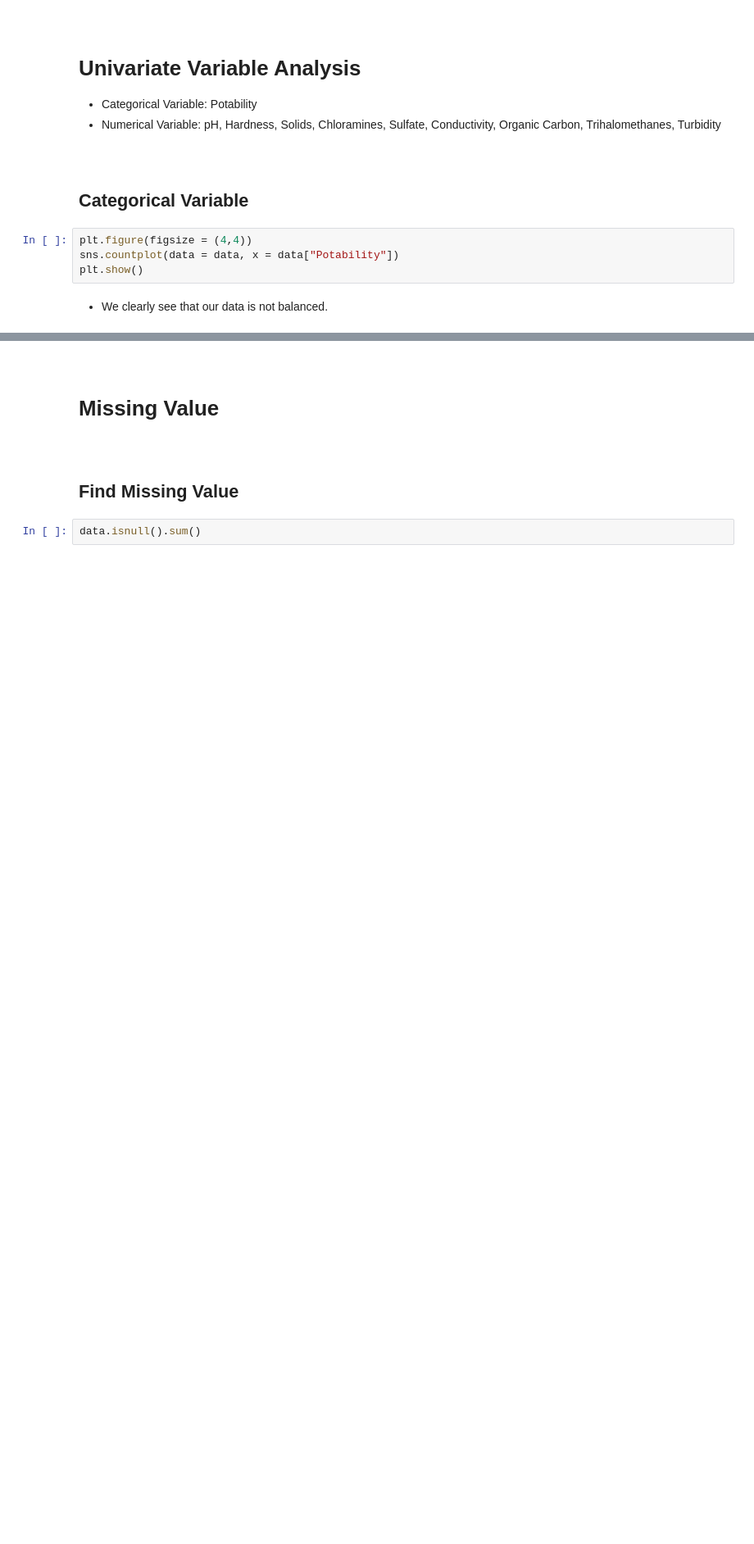
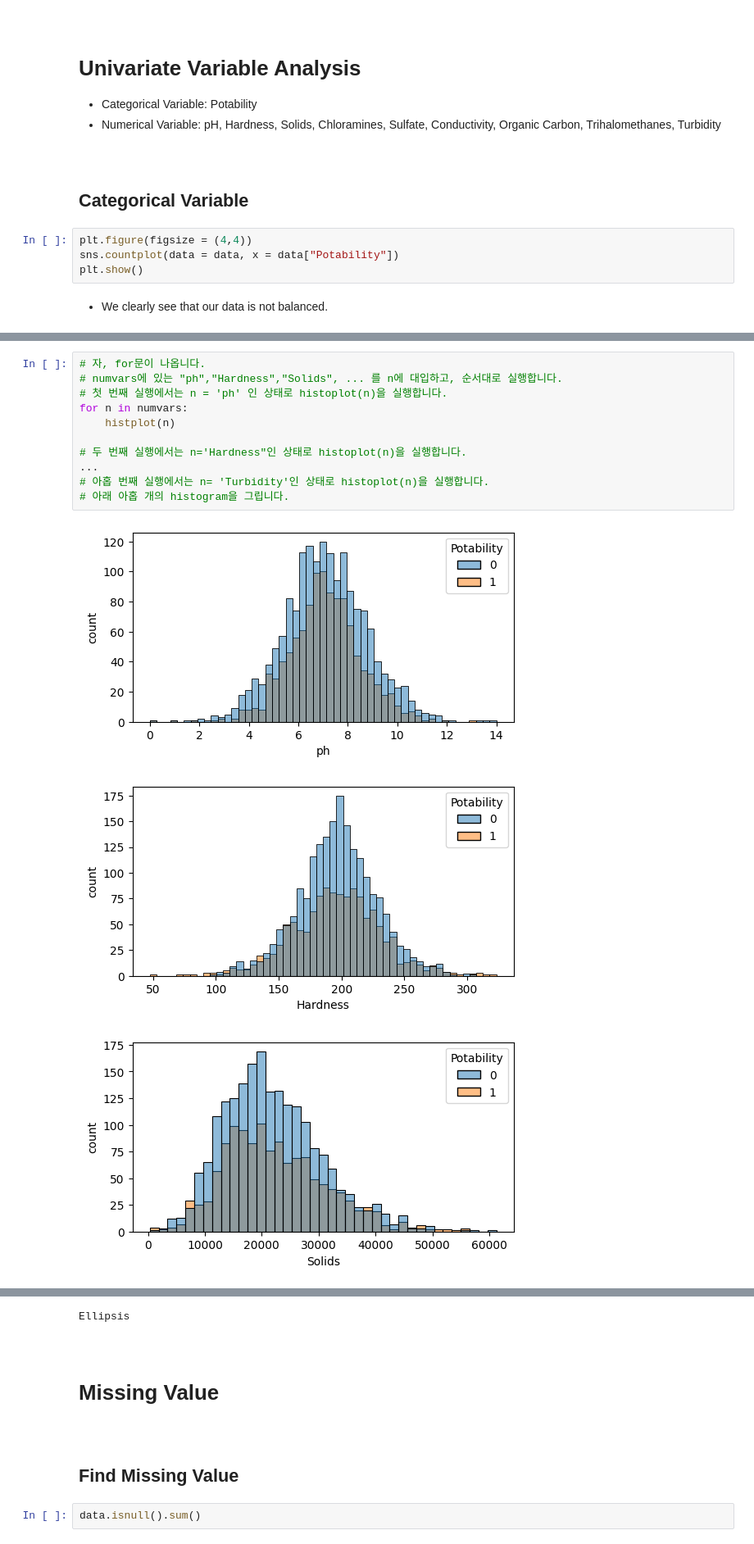
Before and after one commit to dscoool/waterai, a Jupyter notebook: water-quality-eda-classification.ipynb, the cells around one changed output, grey strips where cells are left out. Shown at 82% size. Saved outputs shown, nothing was run; the diff lists cells and outputs as text; blank space fills up the shorter version.

```diff
--- a/water-quality-eda-classification.ipynb
+++ b/water-quality-eda-classification.ipynb
@@ -187,0 +229,15 @@ for n in numvars:
+# %%
+# 자, for문이 나옵니다.
+# numvars에 있는 "ph","Hardness","Solids", ... 를 n에 대입하고, 순서대로 실행합니다.
+# 첫 번째 실행에서는 n = 'ph' 인 상태로 histoplot(n)을 실행합니다.
+for n in numvars:
+    histplot(n)
+
+# 두 번째 실행에서는 n='Hardness"인 상태로 histoplot(n)을 실행합니다.
+...
+# 아홉 번째 실행에서는 n= 'Turbidity'인 상태로 histoplot(n)을 실행합니다.
+# 아래 아홉 개의 histogram을 그립니다.
+# %% [output]
+[figure, added]
+[figure, added]
+[figure, added]
@@ -188,3 +250,4 @@ for n in numvars:
+Ellipsis
 # %% [markdown]
 <a id = "6"></a><br>
 # Missing Value
```
Also changed, not shown: parts of 12 cells of this notebook.
